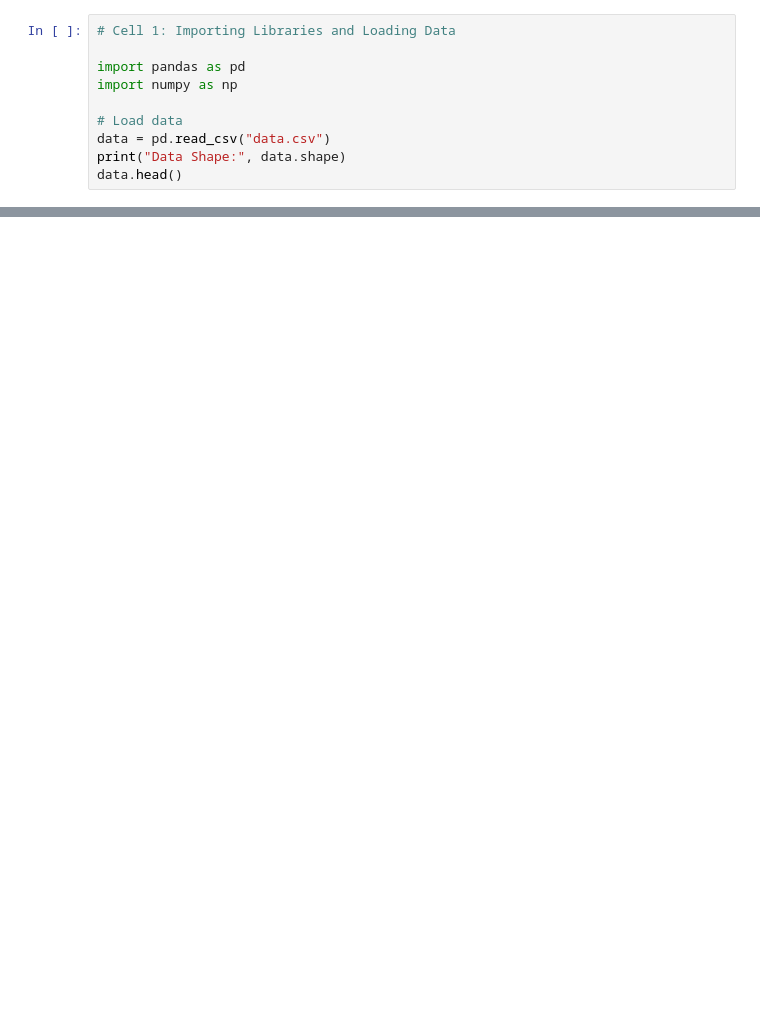
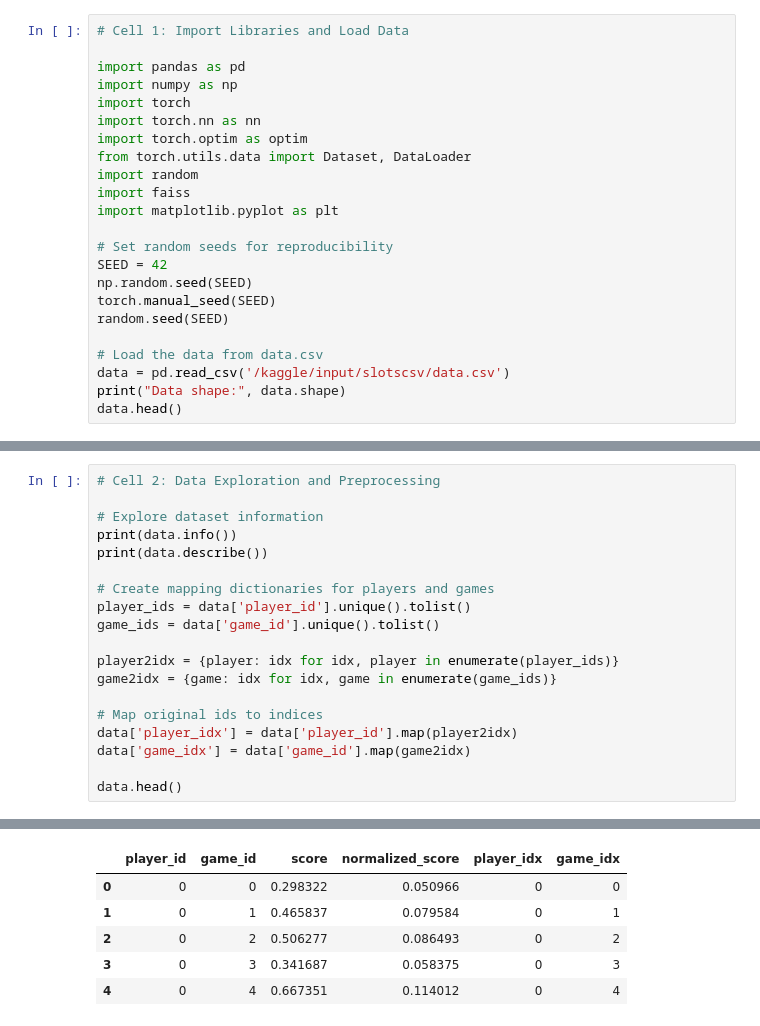
Before and after one commit to th0rz05/NeuralColabFiltering, a Jupyter notebook: NeuralCollabFiltering.ipynb, the cells around one changed output, grey strips where cells are left out. Drawn from its saved outputs; the diff is of its cells as text; blank space fills up the shorter version.

```diff
--- a/NeuralCollabFiltering.ipynb
+++ b/NeuralCollabFiltering.ipynb
@@ -13,11 +51,24 @@ This notebook demonstrates a recommendation system for our online casino. We wil
 # %%
-# Cell 1: Importing Libraries and Loading Data
+# Cell 1: Import Libraries and Load Data
 
 import pandas as pd
 import numpy as np
+import torch
+import torch.nn as nn
+import torch.optim as optim
+from torch.utils.data import Dataset, DataLoader
+import random
+import faiss
+import matplotlib.pyplot as plt
 
-# Load data
-data = pd.read_csv("data.csv")
-print("Data Shape:", data.shape)
+# Set random seeds for reproducibility
+SEED = 42
+np.random.seed(SEED)
+torch.manual_seed(SEED)
+random.seed(SEED)
+
+# Load the data from data.csv
+data = pd.read_csv('/kaggle/input/slotscsv/data.csv')
+print("Data shape:", data.shape)
 data.head()
 # %% [output]
@@ -30,0 +86,20 @@ Data Shape: (7082, 4)
+# %%
+# Cell 2: Data Exploration and Preprocessing
+
+# Explore dataset information
+print(data.info())
+print(data.describe())
+
+# Create mapping dictionaries for players and games
+player_ids = data['player_id'].unique().tolist()
+game_ids = data['game_id'].unique().tolist()
+
+player2idx = {player: idx for idx, player in enumerate(player_ids)}
+game2idx = {game: idx for idx, game in enumerate(game_ids)}
+
+# Map original ids to indices
+data['player_idx'] = data['player_id'].map(player2idx)
+data['game_idx'] = data['game_id'].map(game2idx)
+
+data.head()
+# %% [output]
@@ -30,0 +123,6 @@ Data Shape: (7082, 4)
+|  | player_id | game_id | score | normalized_score | player_idx | game_idx |
+| 0 | 0 | 0 | 0.298322 | 0.050966 | 0 | 0 |
+| 1 | 0 | 1 | 0.465837 | 0.079584 | 0 | 1 |
+| 2 | 0 | 2 | 0.506277 | 0.086493 | 0 | 2 |
+| 3 | 0 | 3 | 0.341687 | 0.058375 | 0 | 3 |
+| 4 | 0 | 4 | 0.667351 | 0.114012 | 0 | 4 |
```
Also changed, not shown: parts of 30 cells of this notebook.
